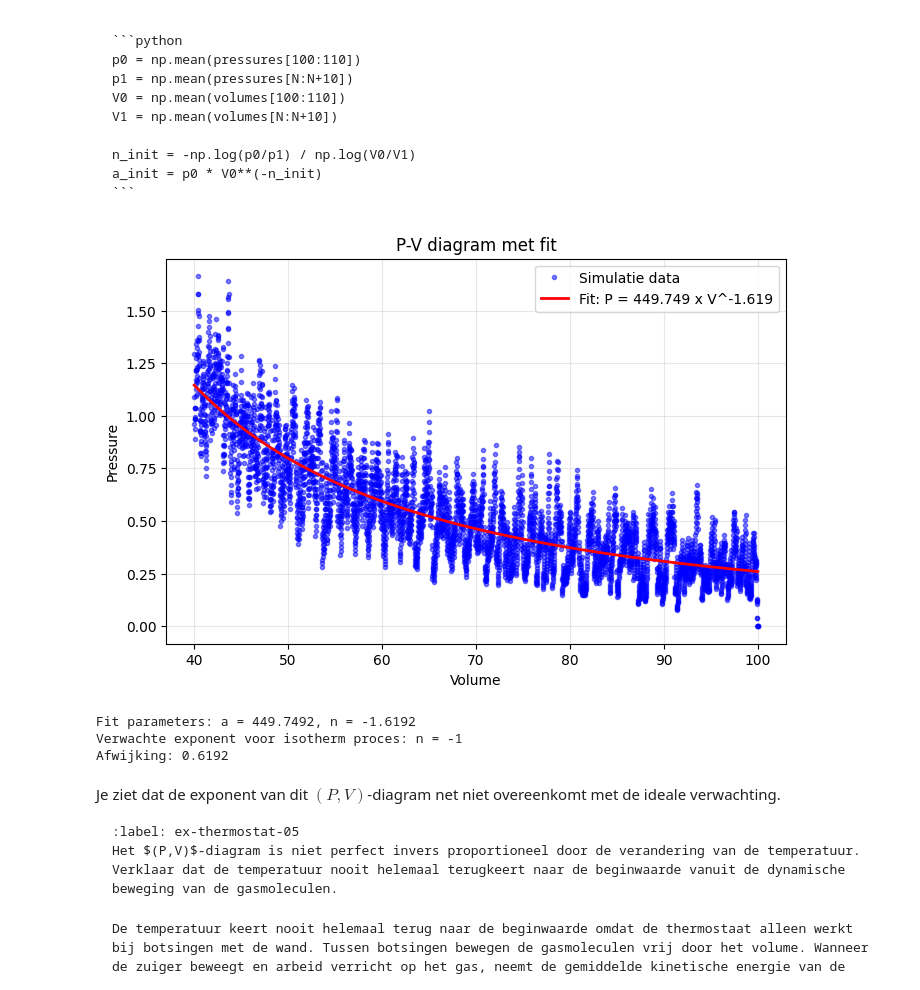
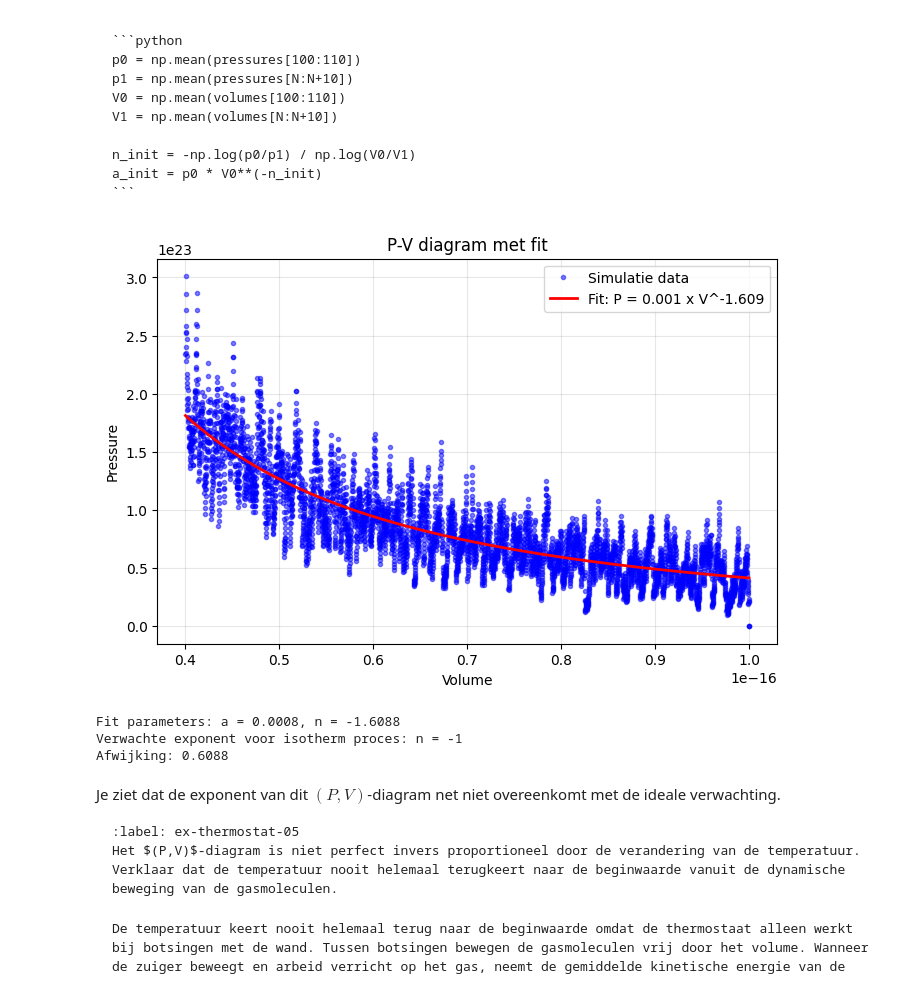
Before and after one commit to wobsen/Zap-Thermolab, a Jupyter notebook: Content/PySim/8_thermostaat.ipynb, the cells around one changed output. Cells and saved outputs as stored; diff of their text form; code cells hidden in the pictures.

```diff
--- a/Content/PySim/8_thermostaat.ipynb
+++ b/Content/PySim/8_thermostaat.ipynb
@@ -41,13 +41,14 @@ import matplotlib.pyplot as plt
 from matplotlib.animation import FuncAnimation
 from scipy.optimize import curve_fit
 
-BOX_SIZE_0 = 10                   # Hoogte en lengte startvolume
+BOX_SIZE_0 = 1E-8                   # Hoogte en lengte startvolume
 N = 40                                     # Aantal deeltjes
-V_0 = 1                                    # Startsnelheid van deeltjes
-RADIUS = 0.3                          # Straal van moleculen
-DT = 0.1 * RADIUS / V_0        # Tijdstap om geen botsing te missen
-V_PISTON_0 = -0.1 * V_0      # Startsnelheid van zuiger [nm/ps]
+V_0 = 400                                    # Startsnelheid van deeltjes
+RADIUS = 3e-10                          # Straal van moleculen
+DT = 7.5e-14
+V_PISTON_0 = -0.1 * V_0
 k_B = 1.38E-23
+m_Ar = 6.63e-26
 # (negatief betekent zowel links als rechts naar binnen gericht)
 
 #your code/answer
@@ -141,25 +142,8 @@ def temperature(particles) -> float:
     # Bereken totale kinetische energie
     total_kin_energy = sum(p.kin_energy for p in particles)
 
-    # In 2D: <E_kin> = N * k_B * T (2 vrijheidsgraden: x en y richting)
-    # Dus: T = <E_kin totaal> / (N * k_B)
-    # Maar we moeten rekening houden met eenheden!
 
-    # Onze simulatie gebruikt genormaliseerde eenheden
-    # We moeten de kinetische energie omrekenen naar Joules
-    # Als we aannemen: massa in amu (atomic mass units), snelheid in nm/ps
-    # dan is E_kin in amu*(nm/ps)² = amu*nm²/ps²
-
-    # Conversie factoren:
-    # 1 amu = 1.66054e-27 kg
-    # 1 nm = 1e-9 m
-    # 1 ps = 1e-12 s
-
-    # E_kin[J] = E_kin[amu*nm²/ps²] * (1.66054e-27) * (1e-9)² / (1e-12)²
-    #          = E_kin * 1.66054e-27 * 1e-18 / 1e-24
-    #          = E_kin * 1.66054e-21 J
-
-    conversion_factor = 1.66054e-21  # van simulatie-eenheden naar Joules
+    conversion_factor = 28*1.7e-27  # van simulatie-eenheden naar Joules
     total_kin_energy_joules = total_kin_energy * conversion_factor
 
     # T = E_kin_totaal / (N * k_B)
@@ -393,38 +377,38 @@ def power_law(vol, a, n):
     return a * vol**n
 
 # Gebruik de gegeven initiële waarden
 p0 = np.mean(pressures[100:110])
 p1 = np.mean(pressures[-10:])
 V0 = np.mean(volumes[100:110])
 V1 = np.mean(volumes[-10:])
 
 n_init = -np.log(p0/p1) / np.log(V0/V1)
 a_init = p0 * V0**(n_init)
 
 # Voer de fit uit
-params, covariance = curve_fit(power_law, volumes, pressures, p0=[a_init, -n_init])
+params, covariance = curve_fit(power_law, volumes[20:], pressures[20:], p0=[a_init, -n_init])
 a_fit, n_fit = params
 
 # Plot de resultaten
 plt.figure(figsize=(8, 5))
 plt.plot(volumes, pressures, 'b.', label='Simulatie data', alpha=0.5)
 plt.plot(volumes, power_law(volumes, a_fit, n_fit), 'r-',
          label=f'Fit: P = {a_fit:.3f} x V^{n_fit:.3f}', linewidth=2)
 plt.xlabel('Volume')
 plt.ylabel('Pressure')
 plt.legend()
 plt.title('P-V diagram met fit')
 plt.grid(True, alpha=0.3)
 plt.show()
 
 print(f"Fit parameters: a = {a_fit:.4f}, n = {n_fit:.4f}")
 print(f"Verwachte exponent voor isotherm proces: n = -1")
 print(f"Afwijking: {abs(n_fit + 1):.4f}")
 # %% [output]
-[figure, old version]
+[figure, new version]
-Fit parameters: a = 449.7492, n = -1.6192
+Fit parameters: a = 0.0008, n = -1.6088
 Verwachte exponent voor isotherm proces: n = -1
-Afwijking: 0.6192
+Afwijking: 0.6088
 # %% [markdown]
 Je ziet dat de exponent van dit $(P,V)$-diagram net niet overeenkomt met de ideale verwachting.
 
```
Also changed, not shown: parts of 5 cells of this notebook, 2 other files.
